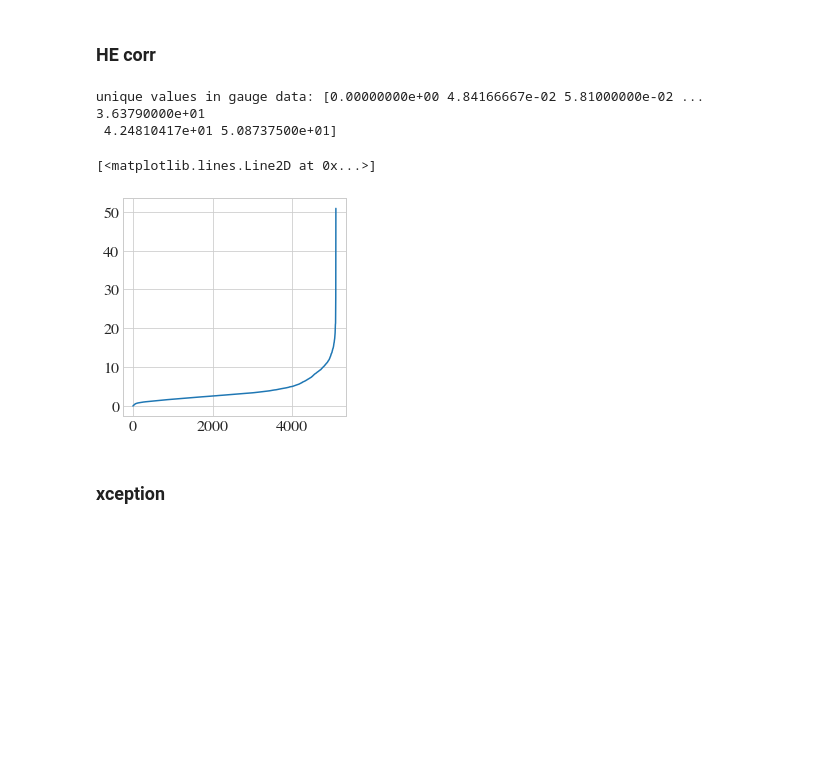
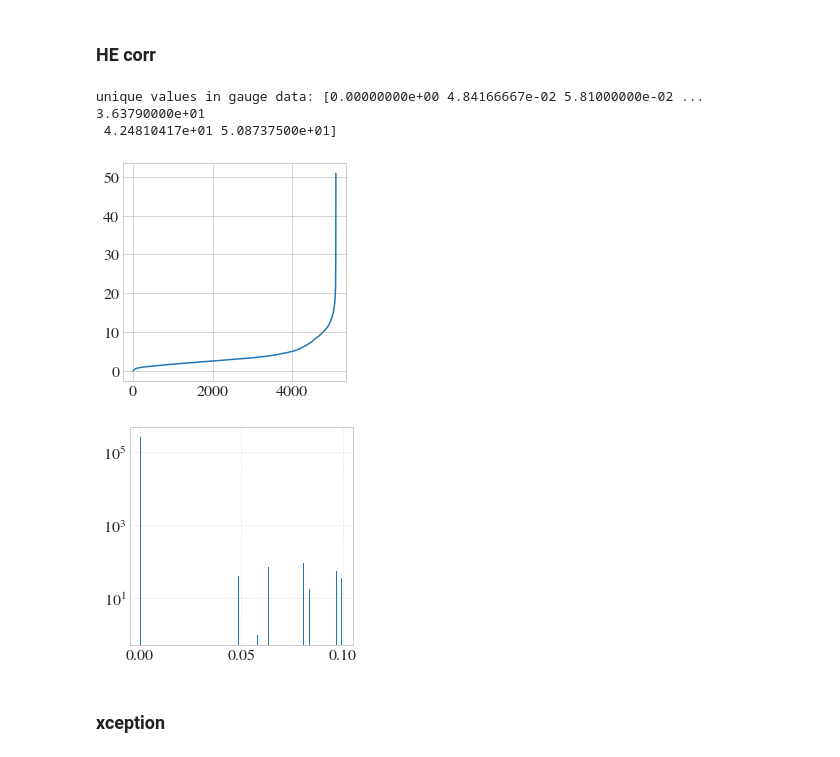
Before and after one commit to ingridingemarsson/geostat-masters-thesis, a Jupyter notebook: notebooks/compare_gauge_he_preds.ipynb, the cells around one changed output. Cells and saved outputs as stored; diff of their text form; code cells hidden in the pictures; blank space fills up the shorter version.

```diff
--- a/notebooks/compare_gauge_he_preds.ipynb
+++ b/notebooks/compare_gauge_he_preds.ipynb
@@ -206,13 +212,19 @@ unique values in gauge data: [0.00000000e+00 1.66666667e-02 2.00000000e-02 ... 4
 # %%
 dat = combined.HE_precip_corr.values[mask==0].flatten()
 print('unique values in gauge data:', np.unique(dat))
 fig, ax = plt.subplots(figsize=(4,4))
 ax.plot(np.unique(dat))
+
+b = np.linspace(0.0, 0.1, 200)
+fig, ax = plt.subplots(figsize=(4,4))
+ax.hist(dat, bins=b)
+ax.set_yscale("log")
+ax.grid(True,which="both",ls="--",c=setup.color_grid)
 # %% [output]
 unique values in gauge data: [0.00000000e+00 4.84166667e-02 5.81000000e-02 ... 3.63790000e+01
  4.24810417e+01 5.08737500e+01]
-[<matplotlib.lines.Line2D at 0x...>]
 [figure]
+[figure, added]
 # %% [markdown]
 ### xception
 # %%
```
Also changed, not shown: parts of 9 cells of this notebook, 34 other files.
